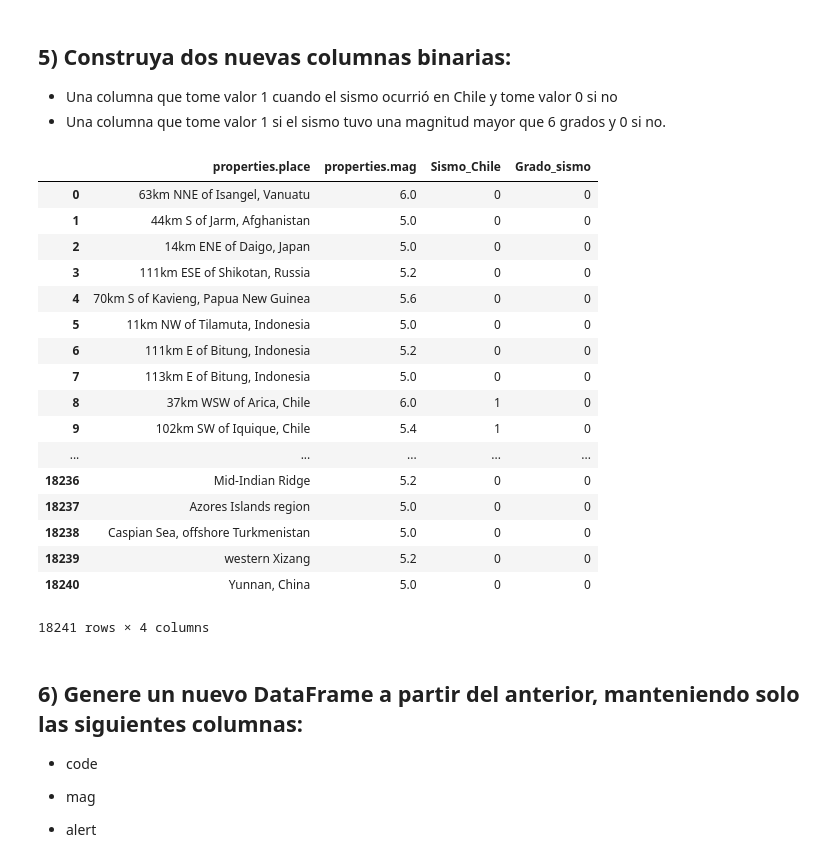
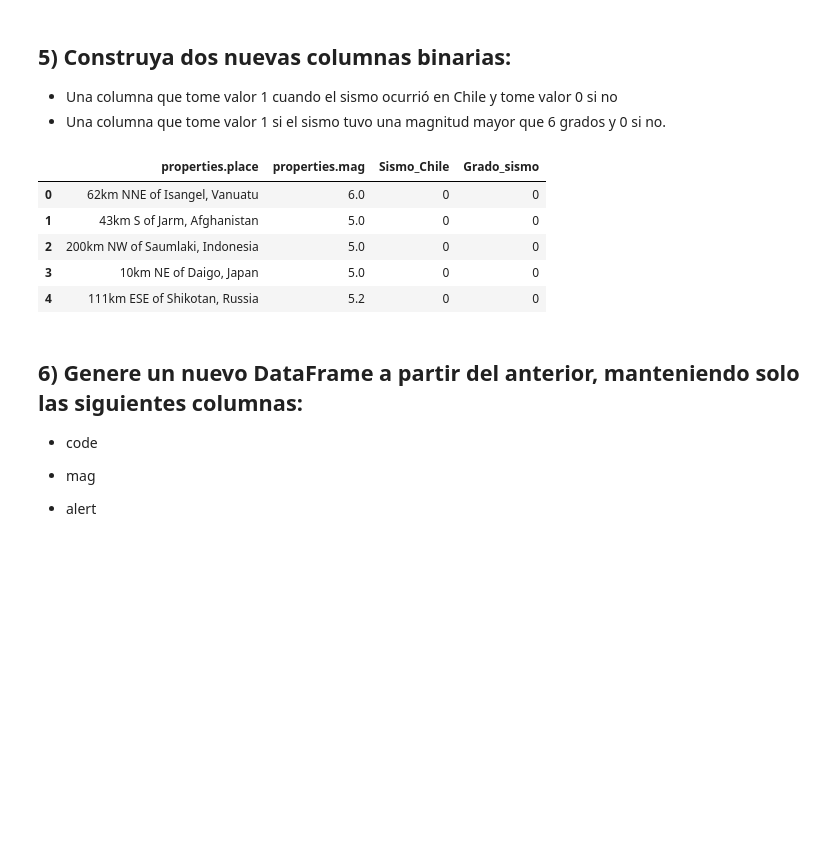
Before and after one commit to cpeschke/Proyectos, a Jupyter notebook: Proyecto 08/Proyecto Extracción_de_Datos_y_Sentencias_SQL_vía_Python.ipynb, the cells around one changed output. Cells and saved outputs as stored; diff of their text form; code cells hidden in the pictures; blank space fills up the shorter version.

```diff
--- a/Proyecto 08/Proyecto Extracción_de_Datos_y_Sentencias_SQL_vía_Python.ipynb
+++ b/Proyecto 08/Proyecto Extracción_de_Datos_y_Sentencias_SQL_vía_Python.ipynb
@@ -112,26 +112,14 @@ Index(['geometry.coordinates', 'geometry.type', 'id', 'properties.alert',
 temblores['Sismo_Chile']=np.where((temblores['properties.place'].str.contains('Chile')),1,0)
 temblores['Grado_sismo']=np.where((temblores['properties.mag']>6),1,0)
 # %%
-temblores[['properties.place','properties.mag','Sismo_Chile','Grado_sismo']]
+temblores[['properties.place','properties.mag','Sismo_Chile','Grado_sismo']].head()
 # %% [output]
 |  | properties.place | properties.mag | Sismo_Chile | Grado_sismo |
-| 0 | 63km NNE of Isangel, Vanuatu | 6.0 | 0 | 0 |
-| 1 | 44km S of Jarm, Afghanistan | 5.0 | 0 | 0 |
-| 2 | 14km ENE of Daigo, Japan | 5.0 | 0 | 0 |
-| 3 | 111km ESE of Shikotan, Russia | 5.2 | 0 | 0 |
-| 4 | 70km S of Kavieng, Papua New Guinea | 5.6 | 0 | 0 |
-| 5 | 11km NW of Tilamuta, Indonesia | 5.0 | 0 | 0 |
-| 6 | 111km E of Bitung, Indonesia | 5.2 | 0 | 0 |
-| 7 | 113km E of Bitung, Indonesia | 5.0 | 0 | 0 |
-| 8 | 37km WSW of Arica, Chile | 6.0 | 1 | 0 |
-| 9 | 102km SW of Iquique, Chile | 5.4 | 1 | 0 |
-| ... | ... | ... | ... | ... |
-| 18236 | Mid-Indian Ridge | 5.2 | 0 | 0 |
-| 18237 | Azores Islands region | 5.0 | 0 | 0 |
-| 18238 | Caspian Sea, offshore Turkmenistan | 5.0 | 0 | 0 |
-| 18239 | western Xizang | 5.2 | 0 | 0 |
-| 18240 | Yunnan, China | 5.0 | 0 | 0 |
+| 0 | 62km NNE of Isangel, Vanuatu | 6.0 | 0 | 0 |
+| 1 | 43km S of Jarm, Afghanistan | 5.0 | 0 | 0 |
+| 2 | 200km NW of Saumlaki, Indonesia | 5.0 | 0 | 0 |
+| 3 | 10km NE of Daigo, Japan | 5.0 | 0 | 0 |
+| 4 | 111km ESE of Shikotan, Russia | 5.2 | 0 | 0 |
-18241 rows × 4 columns
 # %% [markdown]
 ## 6) Genere un nuevo DataFrame a partir del anterior, manteniendo solo las siguientes columnas:
 * code
```
Also changed, not shown: parts of 8 cells of this notebook.
